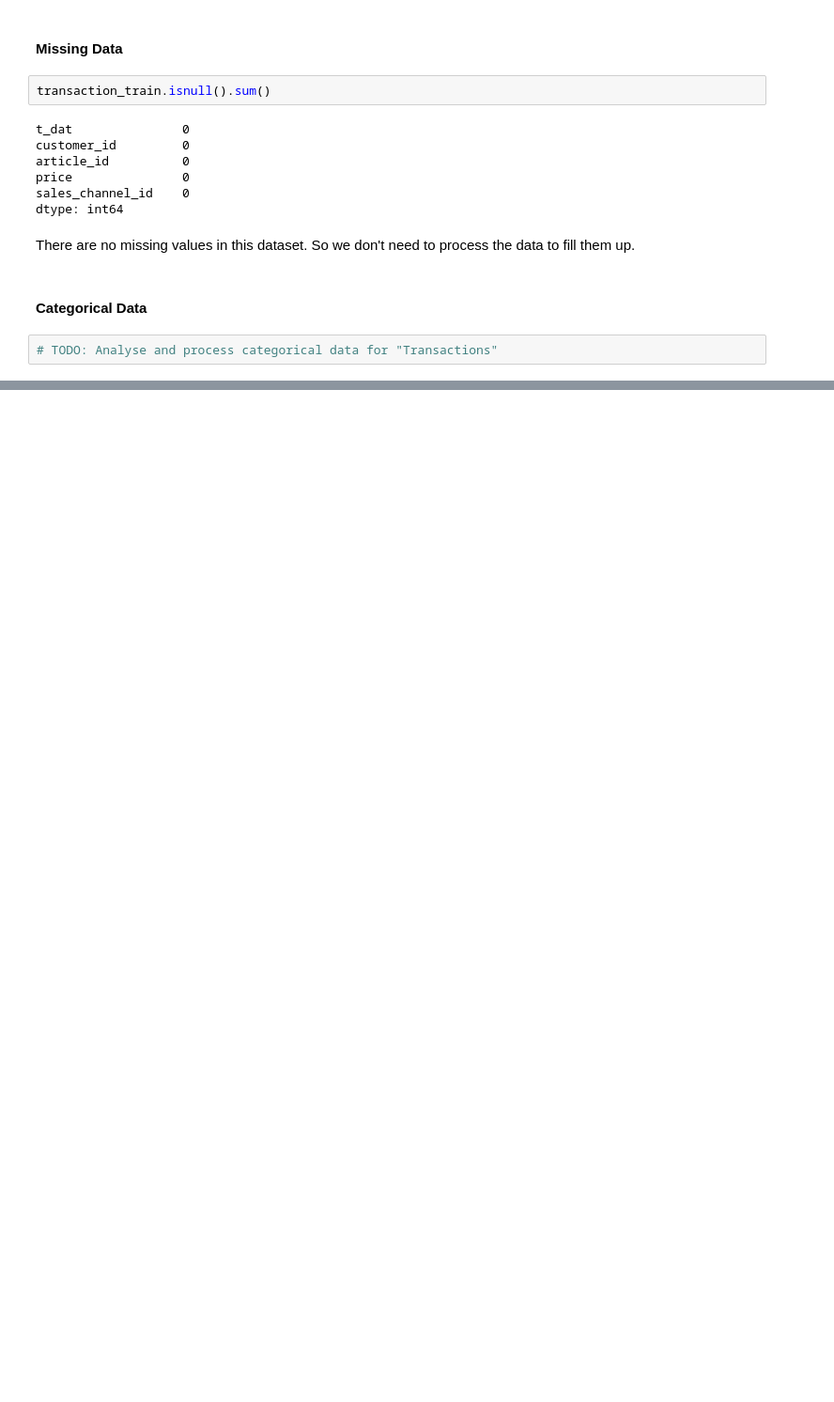
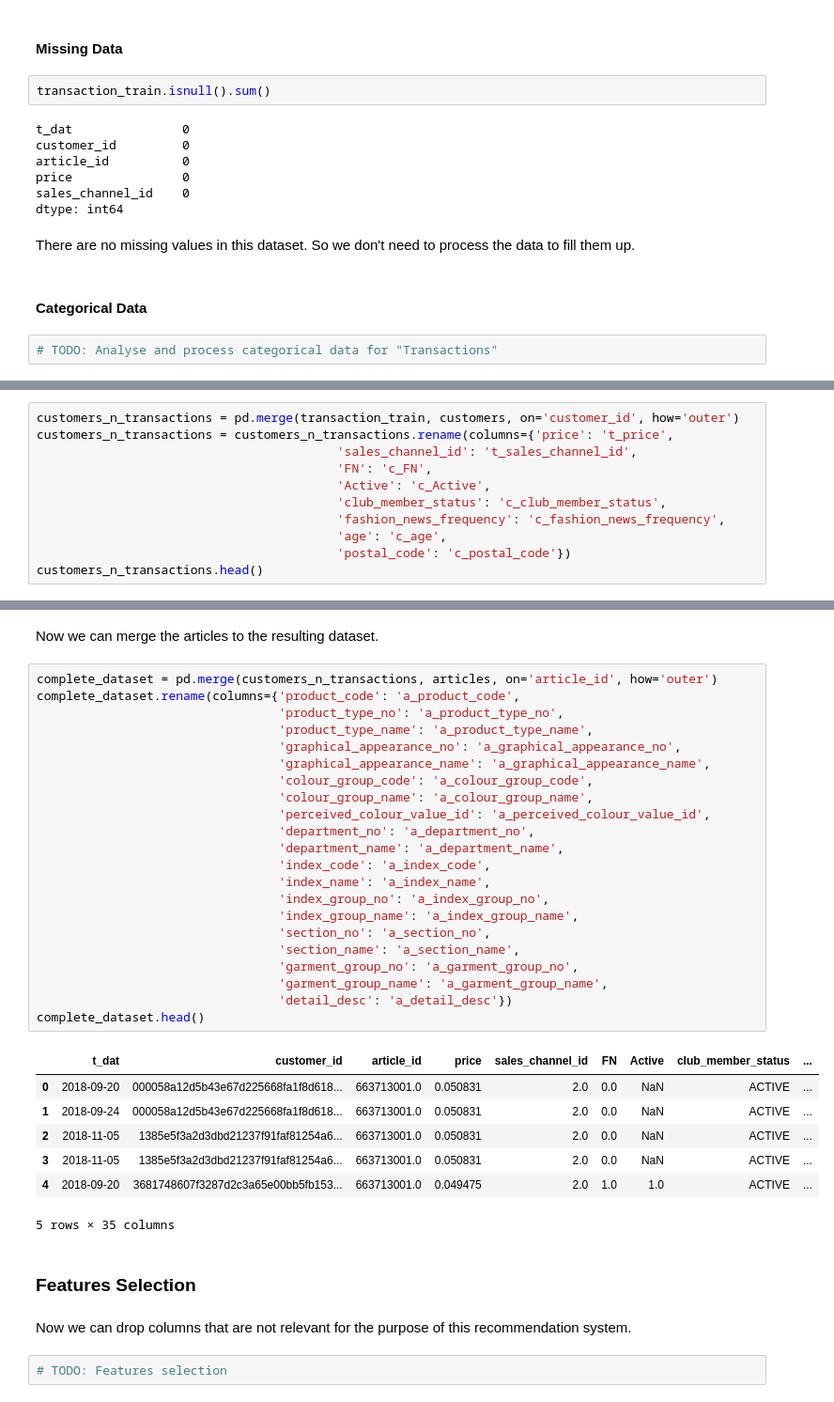
Before and after one commit to alexamew/H-M-Personalized-Fashion-Recommendations, a Jupyter notebook: main.ipynb, the cells around one changed output, grey strips where cells are left out. Shown at 94% size. Saved outputs shown, nothing was run; the diff lists cells and outputs as text; blank space fills up the shorter version.

Commit message:
merge data

```diff
--- a/main.ipynb
+++ b/main.ipynb
@@ -327,0 +338,11 @@ There are no missing values in this dataset. So we don't need to process the dat
+# %%
+customers_n_transactions = pd.merge(transaction_train, customers, on='customer_id', how='outer')
+customers_n_transactions = customers_n_transactions.rename(columns={'price': 't_price',
+                                         'sales_channel_id': 't_sales_channel_id',
+                                         'FN': 'c_FN',
+                                         'Active': 'c_Active',
+                                         'club_member_status': 'c_club_member_status',
+                                         'fashion_news_frequency': 'c_fashion_news_frequency',
+                                         'age': 'c_age',
+                                         'postal_code': 'c_postal_code'})
+customers_n_transactions.head()
@@ -327,0 +356,38 @@ There are no missing values in this dataset. So we don't need to process the dat
+# %% [markdown]
+Now we can merge the articles to the resulting dataset.
+# %%
+complete_dataset = pd.merge(customers_n_transactions, articles, on='article_id', how='outer')
+complete_dataset.rename(columns={'product_code': 'a_product_code',
+                                 'product_type_no': 'a_product_type_no',
+                                 'product_type_name': 'a_product_type_name',
+                                 'graphical_appearance_no': 'a_graphical_appearance_no',
+                                 'graphical_appearance_name': 'a_graphical_appearance_name',
+                                 'colour_group_code': 'a_colour_group_code',
+                                 'colour_group_name': 'a_colour_group_name',
+                                 'perceived_colour_value_id': 'a_perceived_colour_value_id',
+                                 'department_no': 'a_department_no',
+                                 'department_name': 'a_department_name',
+                                 'index_code': 'a_index_code',
+                                 'index_name': 'a_index_name',
+                                 'index_group_no': 'a_index_group_no',
+                                 'index_group_name': 'a_index_group_name',
+                                 'section_no': 'a_section_no',
+                                 'section_name': 'a_section_name',
+                                 'garment_group_no': 'a_garment_group_no',
+                                 'garment_group_name': 'a_garment_group_name',
+                                 'detail_desc': 'a_detail_desc'})
+complete_dataset.head()
+# %% [output]
+|  | t_dat | customer_id | article_id | price | sales_channel_id | FN | Active | club_member_status | ... |
+| 0 | 2018-09-20 | 000058a12d5b43e67d225668fa1f8d618... | 663713001.0 | 0.050831 | 2.0 | 0.0 | NaN | ACTIVE | ... |
+| 1 | 2018-09-24 | 000058a12d5b43e67d225668fa1f8d618... | 663713001.0 | 0.050831 | 2.0 | 0.0 | NaN | ACTIVE | ... |
+| 2 | 2018-11-05 | 1385e5f3a2d3dbd21237f91faf81254a6... | 663713001.0 | 0.050831 | 2.0 | 0.0 | NaN | ACTIVE | ... |
+| 3 | 2018-11-05 | 1385e5f3a2d3dbd21237f91faf81254a6... | 663713001.0 | 0.050831 | 2.0 | 0.0 | NaN | ACTIVE | ... |
+| 4 | 2018-09-20 | 3681748607f3287d2c3a65e00bb5fb153... | 663713001.0 | 0.049475 | 2.0 | 1.0 | 1.0 | ACTIVE | ... |
+5 rows × 35 columns
+# %% [markdown]
+### Features Selection
+# %% [markdown]
+Now we can drop columns that are not relevant for the purpose of this recommendation system.
+# %%
+# TODO: Features selection
```
Also changed, not shown: parts of 5 cells of this notebook.
